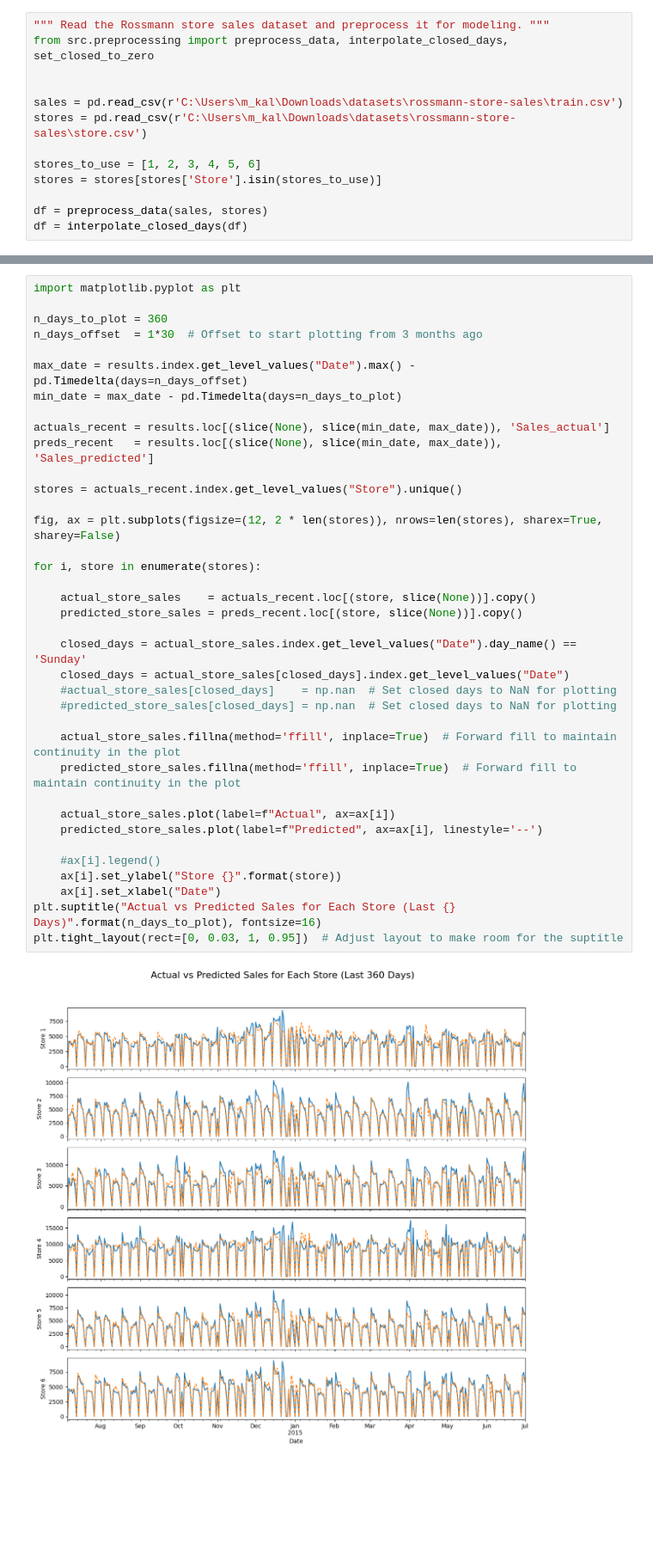
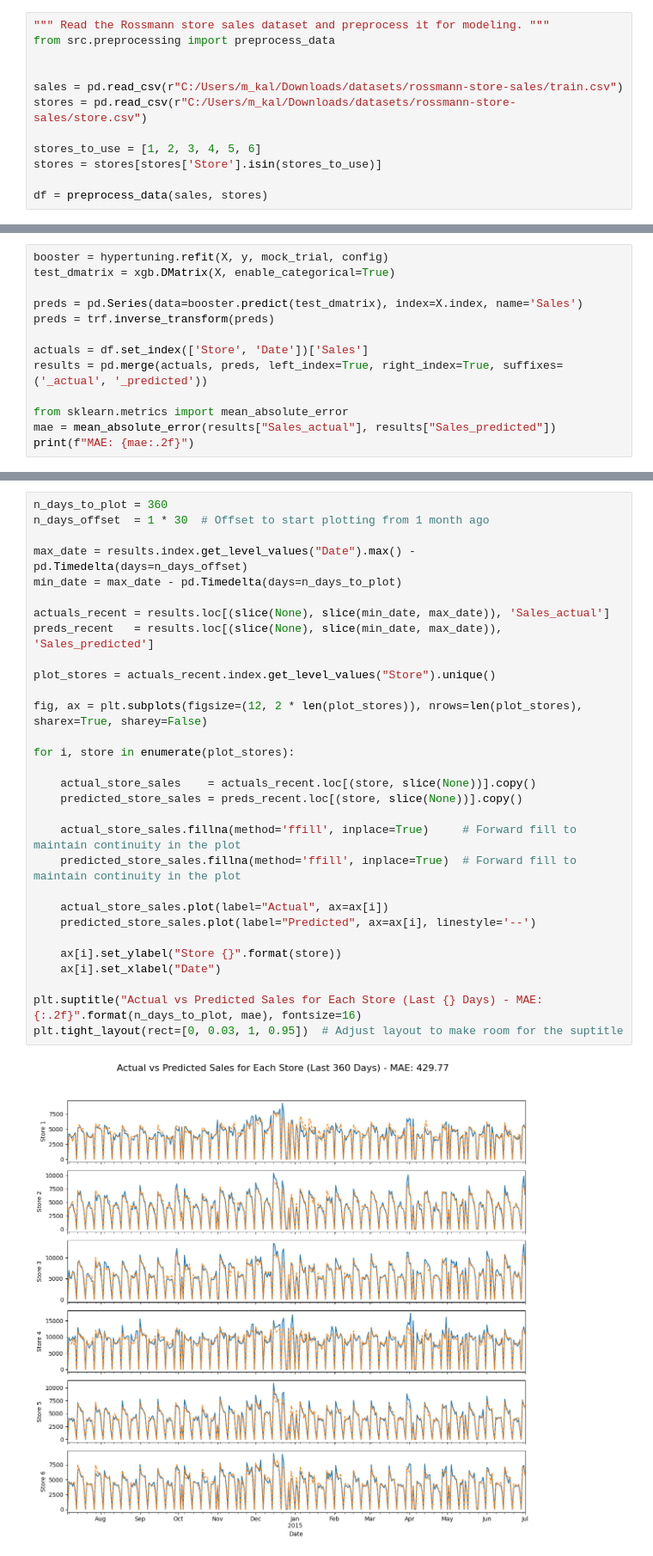
Before and after one commit to Miltos-90/Rossmann_Store_Sales_Forecasting, a Jupyter notebook: test_pipeline.ipynb, the cells around one changed output, grey strips where cells are left out. Shown at 86% size. Cells and saved outputs as stored; diff of their text form; blank space fills up the shorter version.

```diff
--- a/test_pipeline.ipynb
+++ b/test_pipeline.ipynb
@@ -66,13 +62,12 @@ study_config = {
 # %%
 """ Read the Rossmann store sales dataset and preprocess it for modeling. """
-from src.preprocessing import preprocess_data, interpolate_closed_days, set_closed_to_zero
+from src.preprocessing import preprocess_data
 
 
-sales = pd.read_csv(r'C:\Users\m_kal\Downloads\datasets\rossmann-store-sales\train.csv')
-stores = pd.read_csv(r'C:\Users\m_kal\Downloads\datasets\rossmann-store-sales\store.csv')
+sales = pd.read_csv(r"C:/Users/m_kal/Downloads/datasets/rossmann-store-sales/train.csv")
+stores = pd.read_csv(r"C:/Users/m_kal/Downloads/datasets/rossmann-store-sales/store.csv")
 
 stores_to_use = [1, 2, 3, 4, 5, 6]
 stores = stores[stores['Store'].isin(stores_to_use)]
 
 df = preprocess_data(sales, stores)
-df = interpolate_closed_days(df)
@@ -180,0 +133,13 @@ plt.tight_layout()
+# %%
+booster = hypertuning.refit(X, y, mock_trial, config)
+test_dmatrix = xgb.DMatrix(X, enable_categorical=True)
+
+preds = pd.Series(data=booster.predict(test_dmatrix), index=X.index, name='Sales')
+preds = trf.inverse_transform(preds)
+
+actuals = df.set_index(['Store', 'Date'])['Sales']
+results = pd.merge(actuals, preds, left_index=True, right_index=True, suffixes=('_actual', '_predicted'))
+
+from sklearn.metrics import mean_absolute_error
+mae = mean_absolute_error(results["Sales_actual"], results["Sales_predicted"])
+print(f"MAE: {mae:.2f}")
@@ -181,39 +148,32 @@ plt.tight_layout()
 # %%
-import matplotlib.pyplot as plt
-
 n_days_to_plot = 360
-n_days_offset  = 1*30  # Offset to start plotting from 3 months ago
+n_days_offset  = 1 * 30  # Offset to start plotting from 1 month ago
 
 max_date = results.index.get_level_values("Date").max() - pd.Timedelta(days=n_days_offset)
 min_date = max_date - pd.Timedelta(days=n_days_to_plot)
 
 actuals_recent = results.loc[(slice(None), slice(min_date, max_date)), 'Sales_actual']
 preds_recent   = results.loc[(slice(None), slice(min_date, max_date)), 'Sales_predicted']
 
-stores = actuals_recent.index.get_level_values("Store").unique()
+plot_stores = actuals_recent.index.get_level_values("Store").unique()
 
-fig, ax = plt.subplots(figsize=(12, 2 * len(stores)), nrows=len(stores), sharex=True, sharey=False)
+fig, ax = plt.subplots(figsize=(12, 2 * len(plot_stores)), nrows=len(plot_stores), sharex=True, sharey=False)
 
-for i, store in enumerate(stores):
+for i, store in enumerate(plot_stores):
 
     actual_store_sales    = actuals_recent.loc[(store, slice(None))].copy()
     predicted_store_sales = preds_recent.loc[(store, slice(None))].copy()
 
-    closed_days = actual_store_sales.index.get_level_values("Date").day_name() == 'Sunday'
-    closed_days = actual_store_sales[closed_days].index.get_level_values("Date")
-    #actual_store_sales[closed_days]    = np.nan  # Set closed days to NaN for plotting
-    #predicted_store_sales[closed_days] = np.nan  # Set closed days to NaN for plotting
-
-    actual_store_sales.fillna(method='ffill', inplace=True)  # Forward fill to maintain continuity in the plot
+    actual_store_sales.fillna(method='ffill', inplace=True)     # Forward fill to maintain continuity in the plot
     predicted_store_sales.fillna(method='ffill', inplace=True)  # Forward fill to maintain continuity in the plot
 
-    actual_store_sales.plot(label=f"Actual", ax=ax[i])
-    predicted_store_sales.plot(label=f"Predicted", ax=ax[i], linestyle='--')
+    actual_store_sales.plot(label="Actual", ax=ax[i])
+    predicted_store_sales.plot(label="Predicted", ax=ax[i], linestyle='--')
 
-    #ax[i].legend()
     ax[i].set_ylabel("Store {}".format(store))
     ax[i].set_xlabel("Date")
-plt.suptitle("Actual vs Predicted Sales for Each Store (Last {} Days)".format(n_days_to_plot), fontsize=16)
+
+plt.suptitle("Actual vs Predicted Sales for Each Store (Last {} Days) - MAE: {:.2f}".format(n_days_to_plot, mae), fontsize=16)
 plt.tight_layout(rect=[0, 0.03, 1, 0.95])  # Adjust layout to make room for the suptitle
 # %% [output]
-[figure, old version]
+[figure, new version]
```
Also changed, not shown: parts of 25 cells of this notebook, 9 other files.
